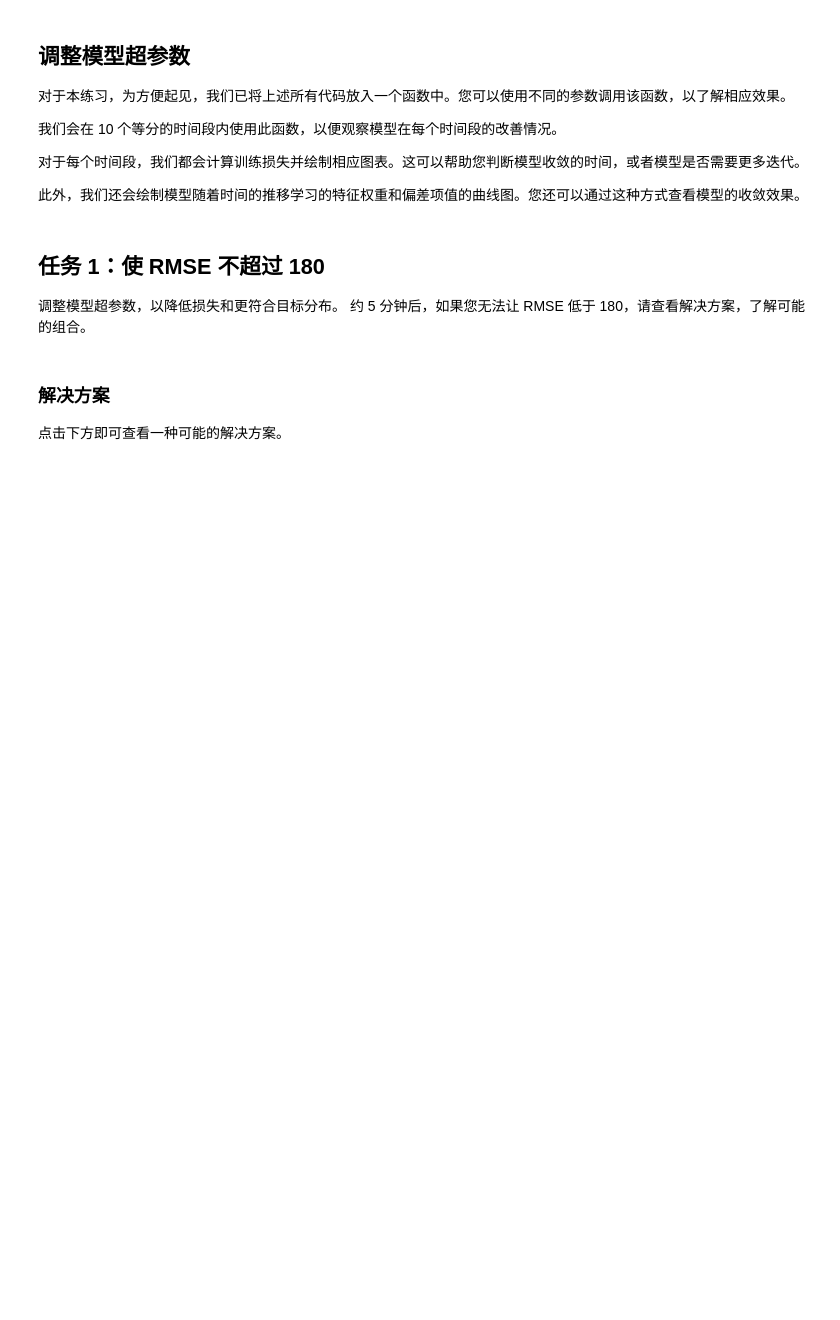
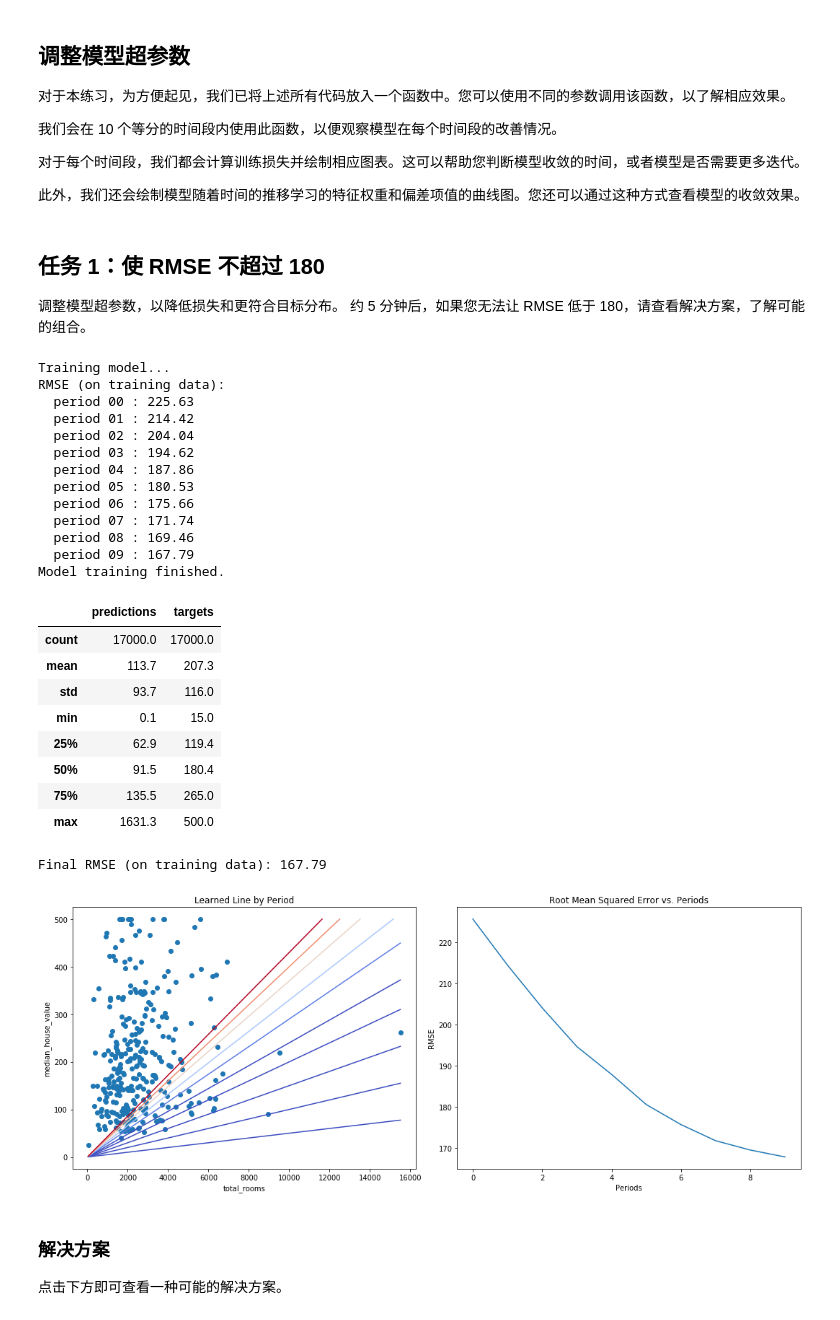
Before and after one commit to Baileyswu/google-tensorflow-tutor, a Jupyter notebook: 2. first_steps_with_tensor_flow.ipynb, the cells around one changed output. Drawn from its saved outputs; the diff is of its cells as text; code cells hidden in the pictures; blank space fills up the shorter version.

```diff
--- a/2. first_steps_with_tensor_flow.ipynb
+++ b/2. first_steps_with_tensor_flow.ipynb
@@ -46,0 +51,6 @@ pd.options.display.float_format = '{:.1f}'.format
+# %%
+cfig = tf.ConfigProto(log_device_placement=True)
+hello = tf.constant('Hello TF!')
+sess = tf.Session(config = cfig)
+ds = sess.run(hello)
+print(dss)
@@ -46,0 +59,5 @@ pd.options.display.float_format = '{:.1f}'.format
+# %%
+a = tf.constant(11)
+b = tf.constant(22)
+ds = sess.run(a+b)
+print(ds)
@@ -46,0 +66,6 @@ pd.options.display.float_format = '{:.1f}'.format
+# %%
+a = tf.constant([1.0, 2.0, 3.0, 4, 5, 6], shape = [2,3], name = 'a')
+b = tf.constant([1.0, 2.0, 3.0], shape = [3, 1], name = 'b')
+c = tf.matmul(a, b)
+ds = sess.run(c)
+print(ds)
@@ -382,10 +540,35 @@ def train_model(learning_rate, steps, batch_size, input_feature="total_rooms"):
 约 5 分钟后，如果您无法让 RMSE 低于 180，请查看解决方案，了解可能的组合。
 # %%
 train_model(
-    learning_rate=0.00001,
+    learning_rate=0.0001,
     steps=100,
-    batch_size=1
+    batch_size=10
 )
+# %% [output]
+Training model...
+RMSE (on training data):
+  period 00 : 225.63
+  period 01 : 214.42
+  period 02 : 204.04
+  period 03 : 194.62
+  period 04 : 187.86
+  period 05 : 180.53
+  period 06 : 175.66
+  period 07 : 171.74
+  period 08 : 169.46
+  period 09 : 167.79
+Model training finished.
+|  | predictions | targets |
+| count | 17000.0 | 17000.0 |
+| mean | 113.7 | 207.3 |
+| std | 93.7 | 116.0 |
+| min | 0.1 | 15.0 |
+| 25% | 62.9 | 119.4 |
+| 50% | 91.5 | 180.4 |
+| 75% | 135.5 | 265.0 |
+| max | 1631.3 | 500.0 |
+Final RMSE (on training data): 167.79
+[figure, added]
 # %% [markdown]
  ### 解决方案
 
```
Also changed, not shown: parts of 29 cells of this notebook, 2 other files.
